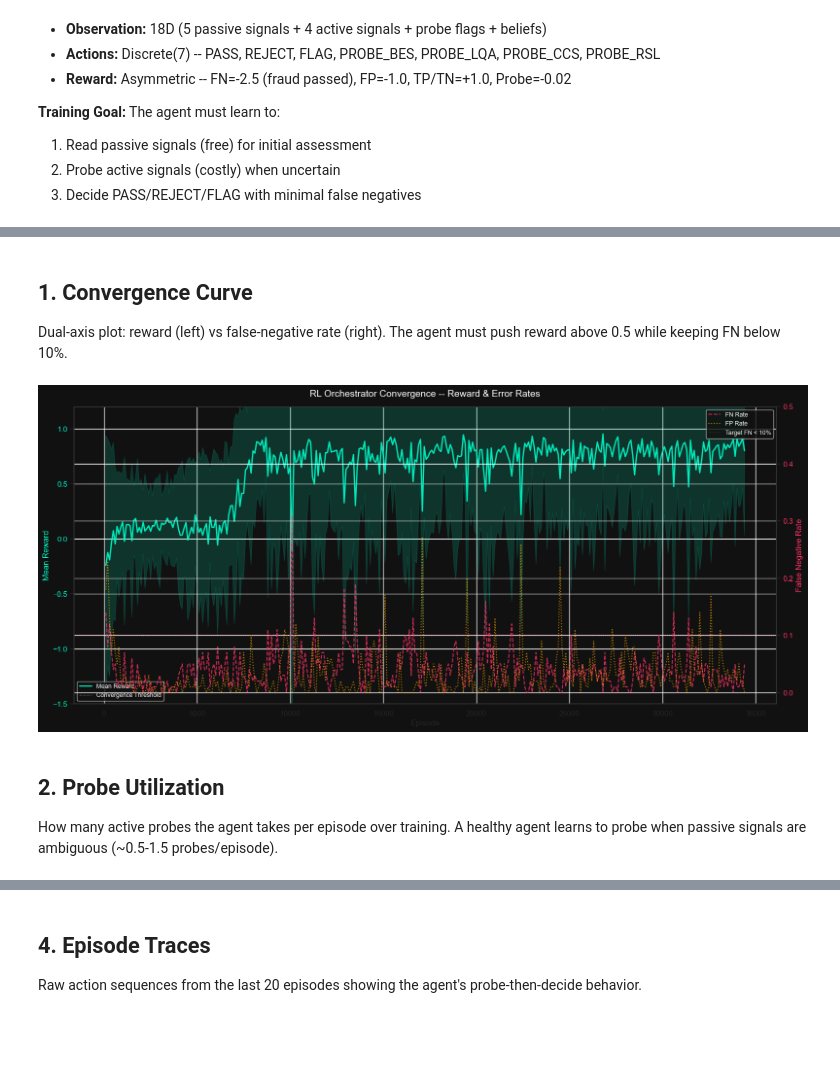
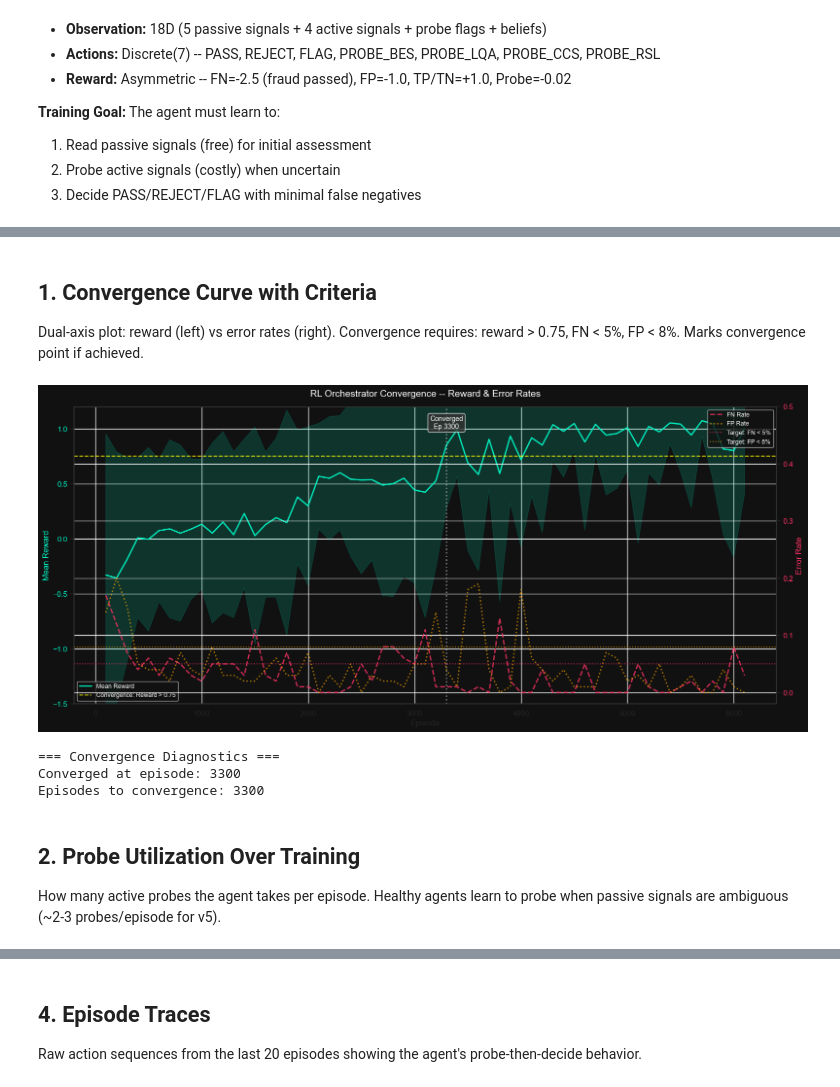
Before and after one commit to steeltroops-ai/sentinel, a Jupyter notebook: notebooks/02_rl_training.ipynb, the cells around one changed output, grey strips where cells are left out. Cells and saved outputs as stored; diff of their text form; code cells hidden in the pictures; blank space fills up the shorter version.

```diff
--- a/notebooks/02_rl_training.ipynb
+++ b/notebooks/02_rl_training.ipynb
@@ -60,43 +60,63 @@ Columns in traces: ['true_label', 'n_probes', 'actions', 'final_action']
 # %% [markdown]
-## 1. Convergence Curve
-Dual-axis plot: reward (left) vs false-negative rate (right). The agent must push reward above 0.5 while keeping FN below 10%.
+## 1. Convergence Curve with Criteria
+Dual-axis plot: reward (left) vs error rates (right). Convergence requires: reward > 0.75, FN < 5%, FP < 8%. Marks convergence point if achieved.
 # %%
-# --- Dual-Axis Convergence Plot ---
+# --- Dual-Axis Convergence Plot with Convergence Criteria ---
 fig, ax1 = plt.subplots(figsize=(16, 7))
 
 # Reward curve
 color1 = '#00ffcc'
 ax1.set_xlabel('Episode', fontsize=12)
 ax1.set_ylabel('Mean Reward', color=color1, fontsize=12)
 ax1.plot(df['episode'], df['reward_mean'], color=color1, linewidth=2, label='Mean Reward', alpha=0.9)
 ax1.fill_between(df['episode'],
                  df['reward_mean'] - df['reward_std'],
                  df['reward_mean'] + df['reward_std'],
                  color=color1, alpha=0.15)
-ax1.axhline(0.5, color='gray', linestyle='--', linewidth=1, alpha=0.7, label='Convergence Threshold')
+ax1.axhline(0.75, color='yellow', linestyle='--', linewidth=1.5, alpha=0.8, label='Convergence: Reward > 0.75')
 ax1.tick_params(axis='y', labelcolor=color1)
 ax1.set_ylim(-1.5, 1.2)
 
 # FN rate on secondary axis
 ax2 = ax1.twinx()
 color2 = '#ff3366'
-ax2.set_ylabel('False Negative Rate', color=color2, fontsize=12)
-ax2.plot(df['episode'], df['fn_rate'], color=color2, linewidth=1.5, linestyle='--', label='FN Rate', alpha=0.8)
-ax2.plot(df['episode'], df['fp_rate'], color='#ffaa00', linewidth=1.5, linestyle=':', label='FP Rate', alpha=0.7)
-ax2.axhline(0.10, color='#ff3366', linestyle=':', linewidth=1, alpha=0.5, label='Target FN < 10%')
+ax2.set_ylabel('Error Rate', color=color2, fontsize=12)
+ax2.plot(df['episode'], df['fn_rate'], color=color2, linewidth=2, linestyle='--', label='FN Rate', alpha=0.8)
+ax2.plot(df['episode'], df['fp_rate'], color='#ffaa00', linewidth=2, linestyle=':', label='FP Rate', alpha=0.7)
+ax2.axhline(0.05, color='#ff3366', linestyle=':', linewidth=1.5, alpha=0.7, label='Target: FN < 5%')
+ax2.axhline(0.08, color='#ffaa00', linestyle=':', linewidth=1.5, alpha=0.7, label='Target: FP < 8%')
 ax2.tick_params(axis='y', labelcolor=color2)
 ax2.set_ylim(-0.02, 0.5)
+
+# Mark convergence point
+converged_idx = df[(df['reward_mean'] > 0.75) & (df['fn_rate'] < 0.05) & (df['fp_rate'] < 0.08)].index
+if len(converged_idx) > 0:
+    conv_ep = df.loc[converged_idx[0], 'episode']
+    ax1.axvline(conv_ep, color='white', linestyle=':', linewidth=2, alpha=0.5)
+    ax1.text(conv_ep, 1.0, f'Converged\nEp {conv_ep}', ha='center', fontsize=10,
+            bbox=dict(boxstyle='round', facecolor='#333333', alpha=0.8))
 
 fig.tight_layout()
 plt.title("RL Orchestrator Convergence -- Reward & Error Rates", color='white', pad=15, fontsize=14)
 ax1.legend(loc='lower left', fontsize=9)
 ax2.legend(loc='upper right', fontsize=9)
 plt.show()
+
+# Convergence diagnostics
+print("\n=== Convergence Diagnostics ===")
+if len(converged_idx) > 0:
+    print(f"Converged at episode: {conv_ep}")
+    print(f"Episodes to convergence: {conv_ep}")
+else:
+    print("NOT CONVERGED - Training did not meet all criteria")
 # %% [output]
-[figure, old version]
+[figure, new version]
+=== Convergence Diagnostics ===
+Converged at episode: 3300
+Episodes to convergence: 3300
 # %% [markdown]
-## 2. Probe Utilization
-How many active probes the agent takes per episode over training. A healthy agent learns to probe when passive signals are ambiguous (~0.5-1.5 probes/episode).
+## 2. Probe Utilization Over Training
+How many active probes the agent takes per episode. Healthy agents learn to probe when passive signals are ambiguous (~2-3 probes/episode for v5).
 # %%
 # --- Probe Utilization Over Training ---
 fig, ax = plt.subplots(figsize=(16, 5))
```
Also changed, not shown: parts of 13 cells of this notebook, 32 other files.
